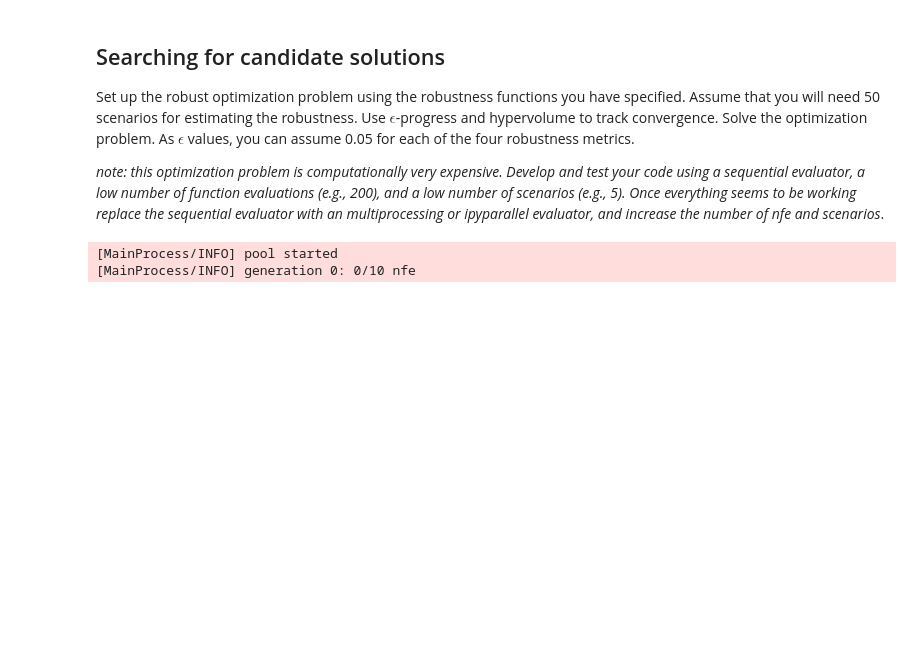
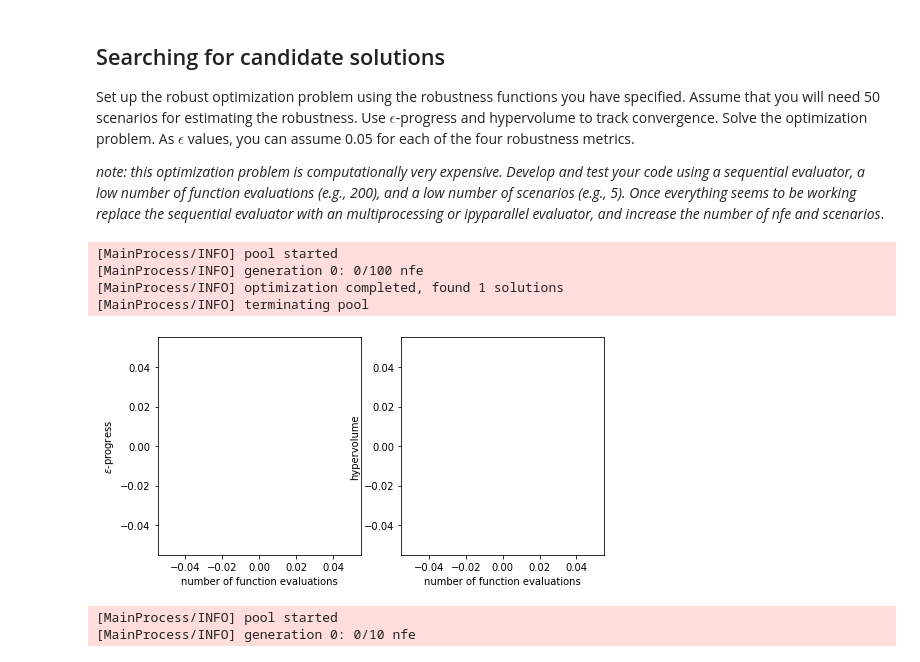
Before and after one commit to floristevito/EPA1361, a Jupyter notebook: lab_sessions/Week 5-6 - robustness and direct search/assignment 10 - MORO.ipynb, the cells around one changed output. Drawn from its saved outputs; the diff is of its cells as text; code cells hidden in the pictures; blank space fills up the shorter version.

```diff
--- a/lab_sessions/Week 5-6 - robustness and direct search/assignment 10 - MORO.ipynb
+++ b/lab_sessions/Week 5-6 - robustness and direct search/assignment 10 - MORO.ipynb
@@ -174,13 +174,40 @@ from ema_workbench.em_framework.optimization import (HyperVolume,
                                                      EpsilonProgress)
 from ema_workbench import Constraint
 # %%
-lake_model.outcomes = [ScalarOutcome('max_P', kind=ScalarOutcome.MINIMIZE, function=maxp, expected_range=(0,1)),
+robust = [ScalarOutcome('max_P', kind=ScalarOutcome.MINIMIZE, function=maxp, expected_range=(0,1)),
                   ScalarOutcome('utility', kind=ScalarOutcome.MAXIMIZE, function=utility, expected_range=(0,1)),
                   ScalarOutcome('intertia', kind=ScalarOutcome.MAXIMIZE, function=inertia, expected_range=(0,1)),
                   ScalarOutcome('reliability', kind=ScalarOutcome.MAXIMIZE, function=reliability, expected_range=(0,1))]
 # %%
-convergence_metrics = [HyperVolume.from_outcomes(lake_model.outcomes),
+convergence_metrics = [HyperVolume.from_outcomes(robust),
                        EpsilonProgress()]
+# %%
+ema_logging.log_to_stderr(ema_logging.INFO)
+with MultiprocessingEvaluator(lake_model) as evaluator:
+    optimized_robust = evaluator.robust_optimize(robust,
+                                                    scenarios=5,
+                                                    nfe = 500,
+                                                    epsilons=[0.05, 0.05, 0.05, 0.05],
+                                                    convergence=convergence_metrics)
+# %% [output]
+[MainProcess/INFO] pool started
+[MainProcess/INFO] generation 0: 0/100 nfe
+[MainProcess/INFO] optimization completed, found 1 solutions
+[MainProcess/INFO] terminating pool
+# %%
+results_robust,  convergence = optimized_robust
+# %%
+fig, (ax1, ax2) = plt.subplots(ncols=2, sharex=True, figsize=(8,4))
+ax1.plot(convergence.nfe, convergence.epsilon_progress)
+ax1.set_ylabel('$\epsilon$-progress')
+ax2.plot(convergence.nfe, convergence.hypervolume)
+ax2.set_ylabel('hypervolume')
+
+ax1.set_xlabel('number of function evaluations')
+ax2.set_xlabel('number of function evaluations')
+plt.show()
+# %% [output]
+[figure, added]
 # %%
 ema_logging.log_to_stderr(ema_logging.INFO)
 with MultiprocessingEvaluator(lake_model) as evaluator:
```
Also changed, not shown: parts of 1 cell of this notebook.
